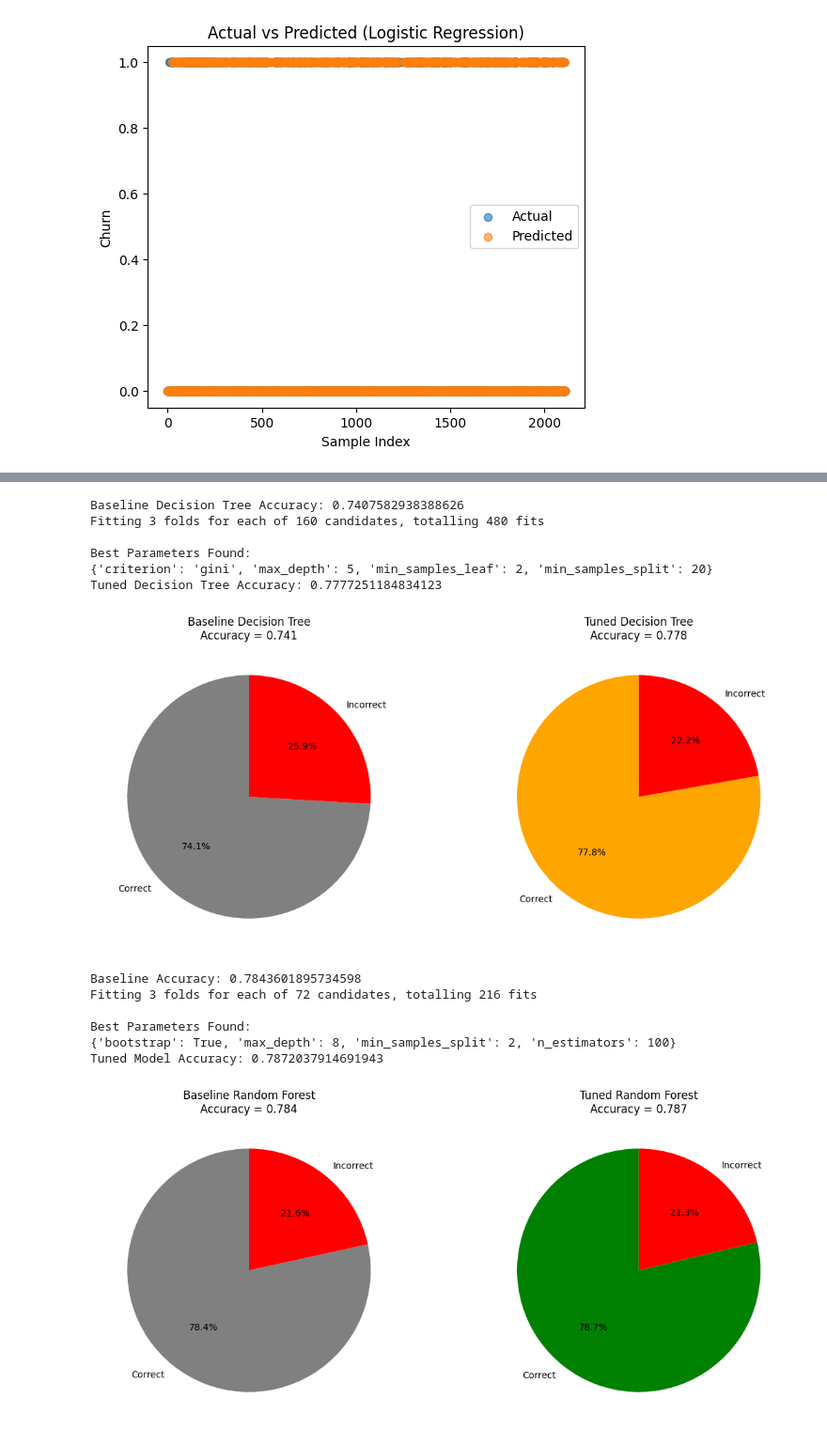
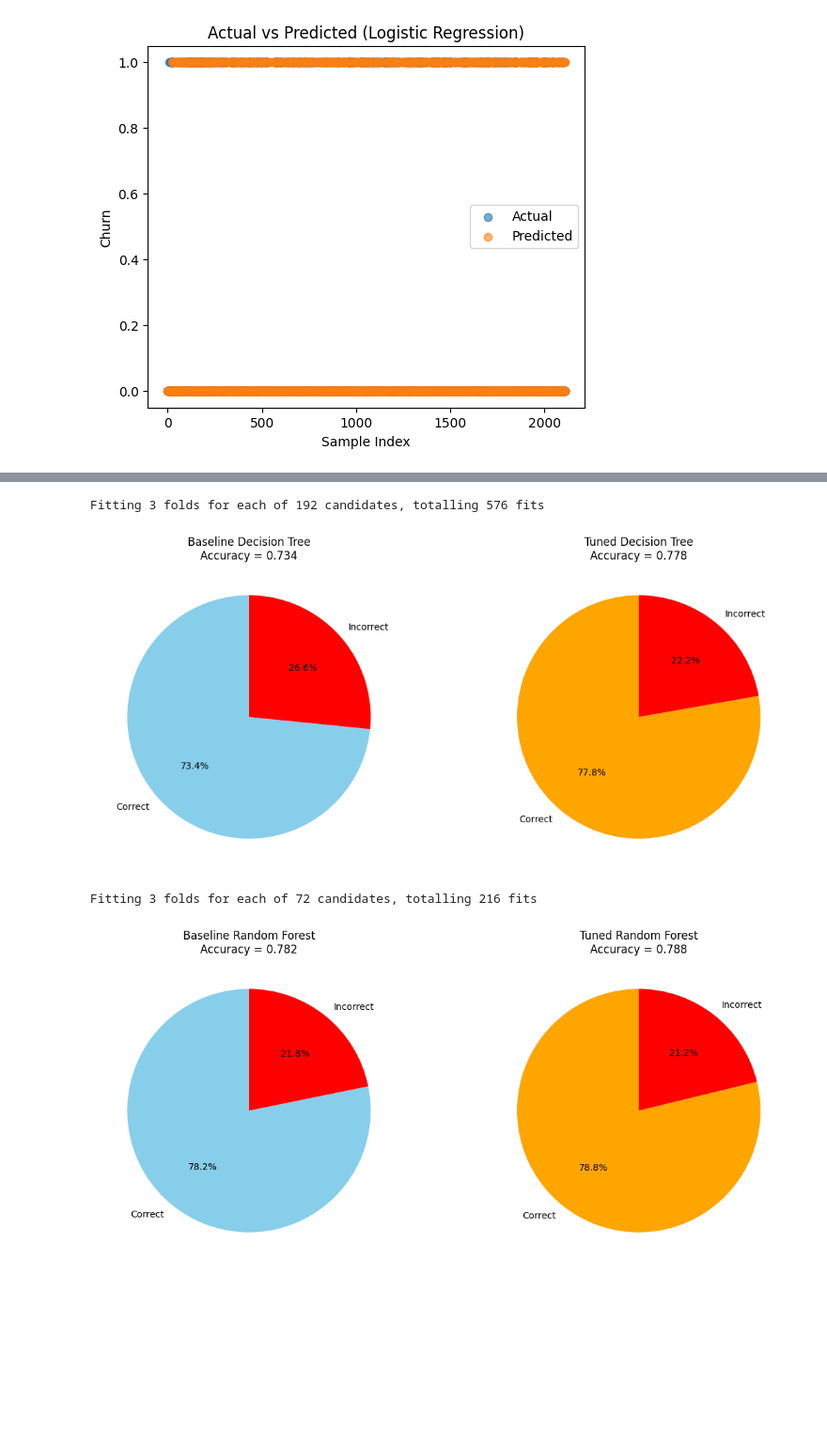
Before and after one commit to Baraah7/itcs494_project, a Jupyter notebook: 494project.ipynb, the cells around one changed output, grey strips where cells are left out. Shown at 94% size. Saved outputs shown, nothing was run; the diff lists cells and outputs as text; code cells hidden in the pictures; blank space fills up the shorter version.

```diff
--- a/494project.ipynb
+++ b/494project.ipynb
@@ -383,7 +397,7 @@ for col in cat_cols:
 # %%
 # Scaling
 
-# Select continuous numeric columns (do NOT scale binaries)
+# Select continuous numeric columns
 num_cols = ['tenure', 'MonthlyCharges', 'TotalCharges']
 
 # Create final_df as a copy
@@ -391,7 +405,7 @@ final_df = df_encoded.copy()
 
 # Scale only continuous features
 scaler = StandardScaler()
-final_df[num_cols] = scaler.fit_transform(df[num_cols])
+final_df[num_cols] = scaler.fit_transform(final_df[num_cols])
 
 final_df.head()
 # %% [output]
@@ -434,8 +448,10 @@ X_train, X_test, y_train, y_test = train_test_split(
 )
 
 # Convert to numpy arrays for model training
-X_train_scaled = X_train.values
-X_test_scaled = X_test.values
+X_train_scaled = X_train.copy()
+X_test_scaled = X_test.copy()
+X_train_scaled[num_cols] = scaler.transform(X_train[num_cols])
+X_test_scaled[num_cols] = scaler.transform(X_test[num_cols])
 
 X_train.shape, X_test.shape, y_train.shape, y_test.shape
 # %% [output]
@@ -693,15 +683,12 @@ plt.show()
 # Baseline Decision Tree
 baseline_dt = DecisionTreeClassifier(random_state=42)
 baseline_dt.fit(X_train_scaled, y_train)
-
 baseline_pred = baseline_dt.predict(X_test_scaled)
 baseline_accuracy = accuracy_score(y_test, baseline_pred)
 
-print("Baseline Decision Tree Accuracy:", baseline_accuracy)
-
 # GridSearchCV Tuning
 param_grid = {
-    'max_depth': [3, 5, 8, 12, None],
+    'max_depth': [3, 4, 5, 8, 12, None],
     'min_samples_split': [2, 5, 10, 20],
     'min_samples_leaf': [1, 2, 4, 6],
     'criterion': ['gini', 'entropy']
@@ -718,17 +705,12 @@ grid_search_dt = GridSearchCV(
 
 grid_search_dt.fit(X_train_scaled, y_train)
 
-print("\nBest Parameters Found:")
-print(grid_search_dt.best_params_)
-
 # Best model
 best_dt = grid_search_dt.best_estimator_
 
-# Tuned Model Evaluation
+# Tuned model
 tuned_pred = best_dt.predict(X_test_scaled)
 tuned_accuracy = accuracy_score(y_test, tuned_pred)
-
-print("Tuned Decision Tree Accuracy:", tuned_accuracy)
 
 # Pie Chart Comparasion
 # Compute correct / incorrect counts
@@ -746,7 +728,7 @@ axes[0].pie(
     [baseline_correct, baseline_incorrect],
     labels=["Correct", "Incorrect"],
     autopct="%1.1f%%",
-    colors=["gray", "red"],
+    colors=["skyblue", "red"],
     startangle=90,
 )
 axes[0].set_title(f"Baseline Decision Tree\nAccuracy = {baseline_accuracy:.3f}")
@@ -763,24 +745,16 @@ axes[1].set_title(f"Tuned Decision Tree\nAccuracy = {tuned_accuracy:.3f}")
 
 plt.show()
 # %% [output]
-Baseline Decision Tree Accuracy: 0.7407582938388626
-Fitting 3 folds for each of 160 candidates, totalling 480 fits
-
-Best Parameters Found:
-{'criterion': 'gini', 'max_depth': 5, 'min_samples_leaf': 2, 'min_samples_split': 20}
-Tuned Decision Tree Accuracy: 0.7777251184834123
+Fitting 3 folds for each of 192 candidates, totalling 576 fits
-[figure, old version]
+[figure, new version]
 # %%
 # Hyperparameter Tuning with GridSearchCV for Random Forest
 
 # Baseline Random Forest
 baseline_rf = RandomForestClassifier(random_state=42)
 baseline_rf.fit(X_train_scaled, y_train)
-
 baseline_pred = baseline_rf.predict(X_test_scaled)
 baseline_accuracy = accuracy_score(y_test, baseline_pred)
-
-print("Baseline Accuracy:", baseline_accuracy)
 
 # GridSearchCV Hyperparameter Tuning
 param_grid = {
@@ -801,55 +775,46 @@ grid_search = GridSearchCV(
 
 grid_search.fit(X_train_scaled, y_train)
 
-print("\nBest Parameters Found:")
-print(grid_search.best_params_)
-
-# Use the best discovered model
+# Best model
 best_rf = grid_search.best_estimator_
 
-# Evaluate Tuned Model
+# Tuned Model
 tuned_pred = best_rf.predict(X_test_scaled)
 tuned_accuracy = accuracy_score(y_test, tuned_pred)
 
-print("Tuned Model Accuracy:", tuned_accuracy)
 
 # Pie Chart Comparison
 # Compute correct / incorrect counts
 baseline_correct = (baseline_pred == y_test).sum()
 baseline_incorrect = (baseline_pred != y_test).sum()
 
 tuned_correct = (tuned_pred == y_test).sum()
 tuned_incorrect = (tuned_pred != y_test).sum()
 
 # Plot side-by-side pies
 fig, axes = plt.subplots(1, 2, figsize=(14, 6))
 
 # Baseline Pie
 axes[0].pie(
     [baseline_correct, baseline_incorrect],
     labels=["Correct", "Incorrect"],
     autopct="%1.1f%%",
-    colors=["gray", "red"],
+    colors=["skyblue", "red"],
     startangle=90,
 )
 axes[0].set_title(f"Baseline Random Forest\nAccuracy = {baseline_accuracy:.3f}")
 
 # Tuned Pie
 axes[1].pie(
     [tuned_correct, tuned_incorrect],
     labels=["Correct", "Incorrect"],
     autopct="%1.1f%%",
-    colors=["green", "red"],
+    colors=["orange", "red"],
     startangle=90,
 )
 axes[1].set_title(f"Tuned Random Forest\nAccuracy = {tuned_accuracy:.3f}")
 
 plt.show()
 # %% [output]
-Baseline Accuracy: 0.7843601895734598
 Fitting 3 folds for each of 72 candidates, totalling 216 fits
-
-Best Parameters Found:
-{'bootstrap': True, 'max_depth': 8, 'min_samples_split': 2, 'n_estimators': 100}
-Tuned Model Accuracy: 0.7872037914691943
-[figure, old version]
+[figure, new version]
```
Also changed, not shown: parts of 24 cells of this notebook.
